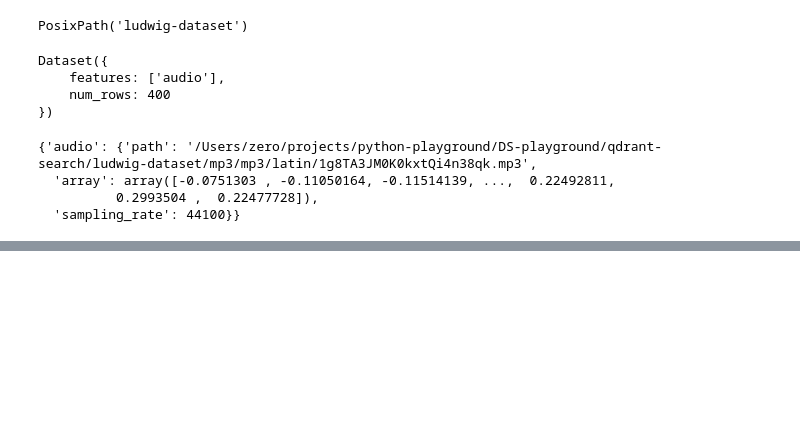
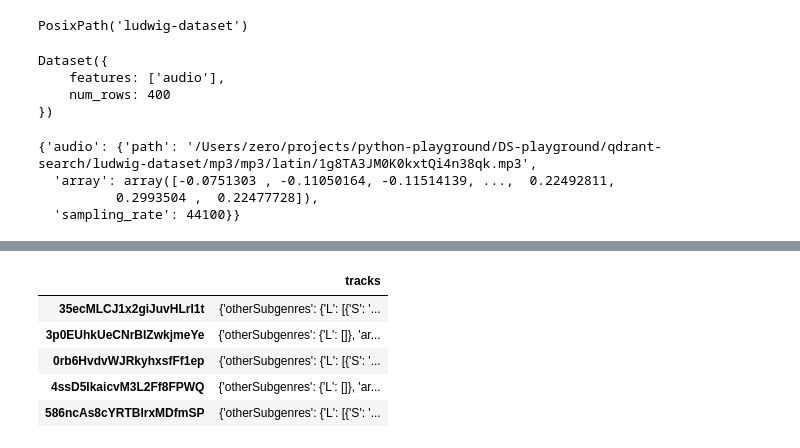
Before and after one commit to adaschevici/qdrant-protos, a Jupyter notebook: qdrant_and_audio.ipynb, the cells around one changed output, grey strips where cells are left out. Saved outputs shown, nothing was run; the diff lists cells and outputs as text; code cells hidden in the pictures; blank space fills up the shorter version.

```diff
--- a/qdrant_and_audio.ipynb
+++ b/qdrant_and_audio.ipynb
@@ -48,0 +83,11 @@ music_data[115]
+# %%
+label_path = data_path / "labels.json"
+labels = pd.read_json(label_path)
+labels.head()
+# %% [output]
+|  | tracks |
+| 35ecMLCJ1x2giJuvHLrI1t | {'otherSubgenres': {'L': [{'S': '... |
+| 3p0EUhkUeCNrBIZwkjmeYe | {'otherSubgenres': {'L': []}, 'ar... |
+| 0rb6HvdvWJRkyhxsfFf1ep | {'otherSubgenres': {'L': [{'S': '... |
+| 4ssD5IkaicvM3L2Ff8FPWQ | {'otherSubgenres': {'L': []}, 'ar... |
+| 586ncAs8cYRTBlrxMDfmSP | {'otherSubgenres': {'L': [{'S': '... |
```
Also changed, not shown: parts of 6 cells of this notebook.
